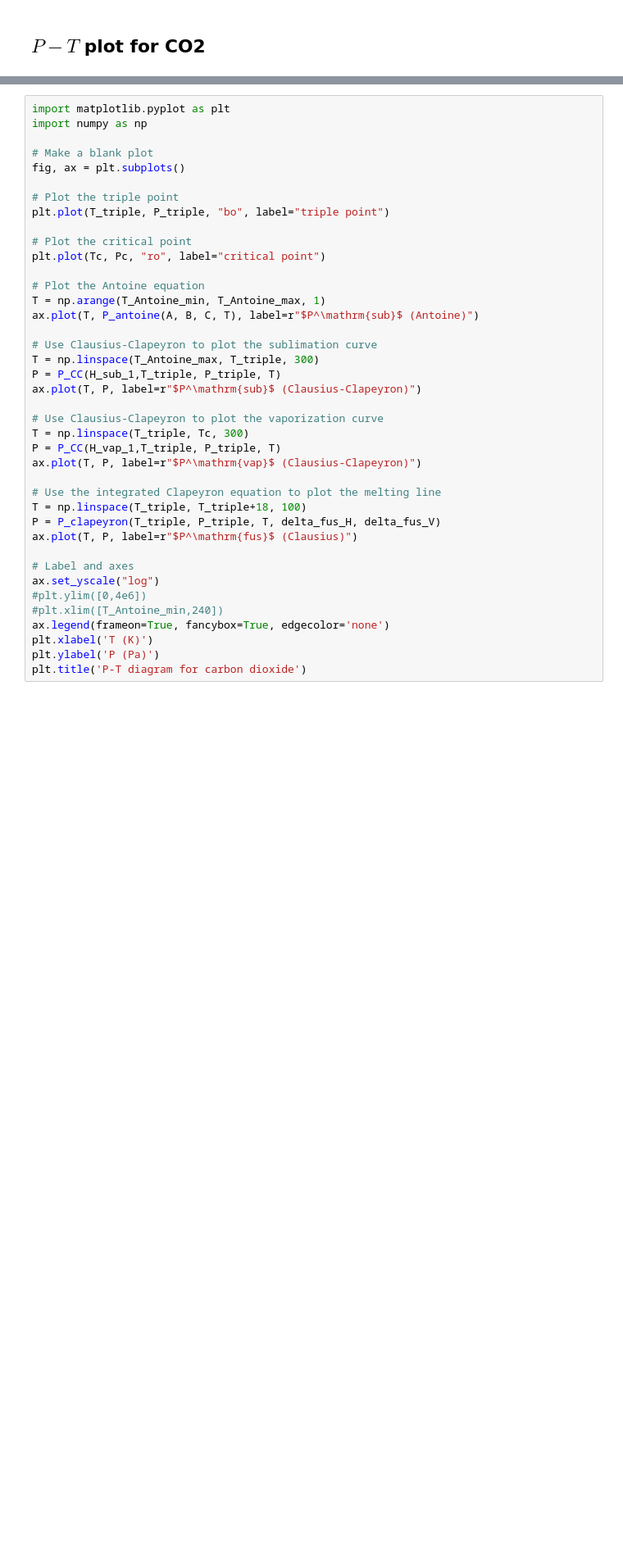
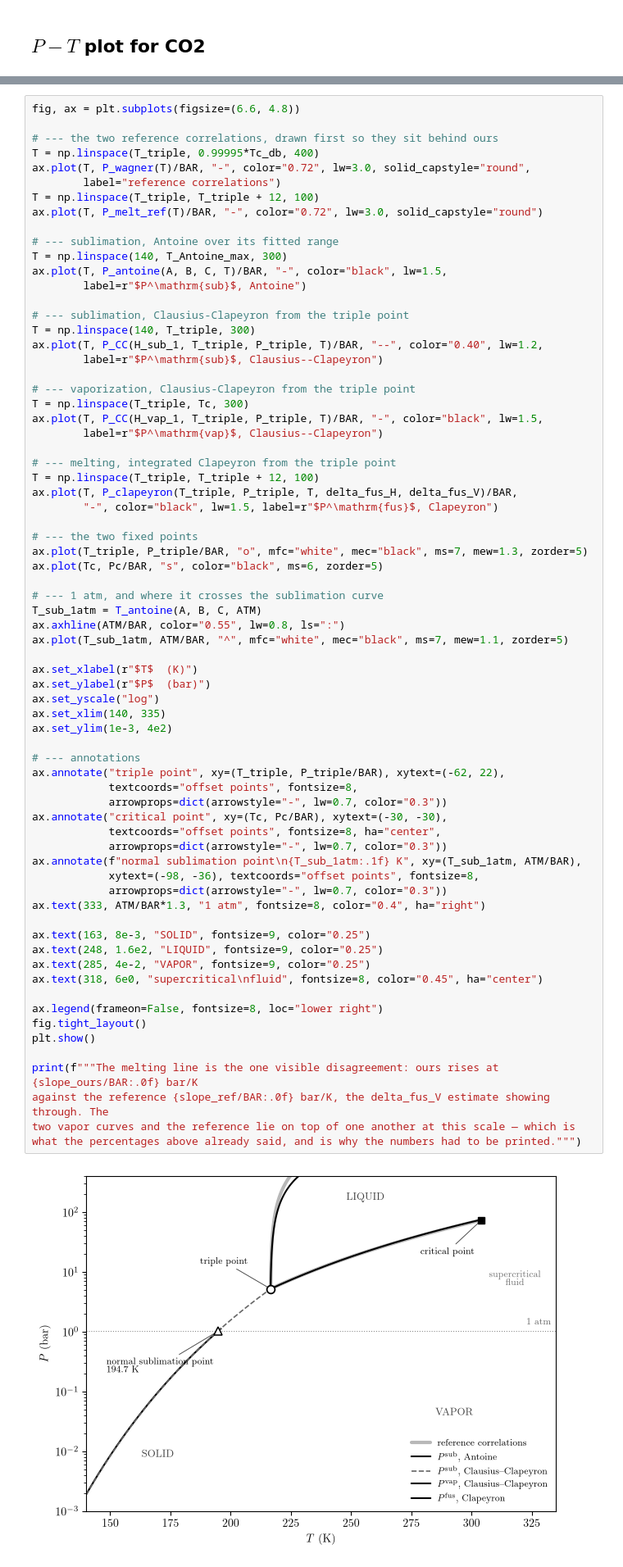
Before and after one commit to emfurst/cbet6e, a Jupyter notebook: code/ch7/CO2_phases.ipynb, the cells around one changed output, grey strips where cells are left out. Shown at 82% size. Saved outputs shown, nothing was run; the diff lists cells and outputs as text; blank space fills up the shorter version.

```diff
--- a/code/ch7/CO2_phases.ipynb
+++ b/code/ch7/CO2_phases.ipynb
@@ -168,41 +578,72 @@ Let's rebuild the plot, but focus on the lower part of the phase diagram by plot
 # %%
-import matplotlib.pyplot as plt
-import numpy as np
+fig, ax = plt.subplots(figsize=(6.6, 4.8))
 
-# Make a blank plot
-fig, ax = plt.subplots()
+# --- the two reference correlations, drawn first so they sit behind ours
+T = np.linspace(T_triple, 0.99995*Tc_db, 400)
+ax.plot(T, P_wagner(T)/BAR, "-", color="0.72", lw=3.0, solid_capstyle="round",
+        label="reference correlations")
+T = np.linspace(T_triple, T_triple + 12, 100)
+ax.plot(T, P_melt_ref(T)/BAR, "-", color="0.72", lw=3.0, solid_capstyle="round")
 
-# Plot the triple point
-plt.plot(T_triple, P_triple, "bo", label="triple point")
+# --- sublimation, Antoine over its fitted range
+T = np.linspace(140, T_Antoine_max, 300)
+ax.plot(T, P_antoine(A, B, C, T)/BAR, "-", color="black", lw=1.5,
+        label=r"$P^\mathrm{sub}$, Antoine")
 
-# Plot the critical point
-plt.plot(Tc, Pc, "ro", label="critical point")
+# --- sublimation, Clausius-Clapeyron from the triple point
+T = np.linspace(140, T_triple, 300)
+ax.plot(T, P_CC(H_sub_1, T_triple, P_triple, T)/BAR, "--", color="0.40", lw=1.2,
+        label=r"$P^\mathrm{sub}$, Clausius--Clapeyron")
 
-# Plot the Antoine equation
-T = np.arange(T_Antoine_min, T_Antoine_max, 1)
-ax.plot(T, P_antoine(A, B, C, T), label=r"$P^\mathrm{sub}$ (Antoine)")
+# --- vaporization, Clausius-Clapeyron from the triple point
+T = np.linspace(T_triple, Tc, 300)
+ax.plot(T, P_CC(H_vap_1, T_triple, P_triple, T)/BAR, "-", color="black", lw=1.5,
+        label=r"$P^\mathrm{vap}$, Clausius--Clapeyron")
 
-# Use Clausius-Clapeyron to plot the sublimation curve
-T = np.linspace(T_Antoine_max, T_triple, 300)
-P = P_CC(H_sub_1,T_triple, P_triple, T)
-ax.plot(T, P, label=r"$P^\mathrm{sub}$ (Clausius-Clapeyron)")
+# --- melting, integrated Clapeyron from the triple point
+T = np.linspace(T_triple, T_triple + 12, 100)
+ax.plot(T, P_clapeyron(T_triple, P_triple, T, delta_fus_H, delta_fus_V)/BAR,
+        "-", color="black", lw=1.5, label=r"$P^\mathrm{fus}$, Clapeyron")
 
-# Use Clausius-Clapeyron to plot the vaporization curve
-T = np.linspace(T_triple, Tc, 300)
-P = P_CC(H_vap_1,T_triple, P_triple, T)
-ax.plot(T, P, label=r"$P^\mathrm{vap}$ (Clausius-Clapeyron)")
+# --- the two fixed points
+ax.plot(T_triple, P_triple/BAR, "o", mfc="white", mec="black", ms=7, mew=1.3, zorder=5)
+ax.plot(Tc, Pc/BAR, "s", color="black", ms=6, zorder=5)
 
-# Use the integrated Clapeyron equation to plot the melting line
-T = np.linspace(T_triple, T_triple+18, 100)
-P = P_clapeyron(T_triple, P_triple, T, delta_fus_H, delta_fus_V)
-ax.plot(T, P, label=r"$P^\mathrm{fus}$ (Clausius)")
+# --- 1 atm, and where it crosses the sublimation curve
+T_sub_1atm = T_antoine(A, B, C, ATM)
+ax.axhline(ATM/BAR, color="0.55", lw=0.8, ls=":")
+ax.plot(T_sub_1atm, ATM/BAR, "^", mfc="white", mec="black", ms=7, mew=1.1, zorder=5)
 
-# Label and axes
+ax.set_xlabel(r"$T$  (K)")
+ax.set_ylabel(r"$P$  (bar)")
 ax.set_yscale("log")
-#plt.ylim([0,4e6])
-#plt.xlim([T_Antoine_min,240])
-ax.legend(frameon=True, fancybox=True, edgecolor='none')
-plt.xlabel('T (K)')
-plt.ylabel('P (Pa)')
-plt.title('P-T diagram for carbon dioxide')
+ax.set_xlim(140, 335)
+ax.set_ylim(1e-3, 4e2)
+
+# --- annotations
+ax.annotate("triple point", xy=(T_triple, P_triple/BAR), xytext=(-62, 22),
+            textcoords="offset points", fontsize=8,
+            arrowprops=dict(arrowstyle="-", lw=0.7, color="0.3"))
+ax.annotate("critical point", xy=(Tc, Pc/BAR), xytext=(-30, -30),
+            textcoords="offset points", fontsize=8, ha="center",
+            arrowprops=dict(arrowstyle="-", lw=0.7, color="0.3"))
+ax.annotate(f"normal sublimation point\n{T_sub_1atm:.1f} K", xy=(T_sub_1atm, ATM/BAR),
+            xytext=(-98, -36), textcoords="offset points", fontsize=8,
+            arrowprops=dict(arrowstyle="-", lw=0.7, color="0.3"))
+ax.text(333, ATM/BAR*1.3, "1 atm", fontsize=8, color="0.4", ha="right")
+
+ax.text(163, 8e-3, "SOLID", fontsize=9, color="0.25")
+ax.text(248, 1.6e2, "LIQUID", fontsize=9, color="0.25")
+ax.text(285, 4e-2, "VAPOR", fontsize=9, color="0.25")
+ax.text(318, 6e0, "supercritical\nfluid", fontsize=8, color="0.45", ha="center")
+
+ax.legend(frameon=False, fontsize=8, loc="lower right")
+fig.tight_layout()
+plt.show()
+
+print(f"""The melting line is the one visible disagreement: ours rises at {slope_ours/BAR:.0f} bar/K
+against the reference {slope_ref/BAR:.0f} bar/K, the delta_fus_V estimate showing through. The
+two vapor curves and the reference lie on top of one another at this scale — which is
+what the percentages above already said, and is why the numbers had to be printed.""")
 # %% [output]
+[figure, new version]
```
Also changed, not shown: parts of 30 cells of this notebook, 7 other files.
